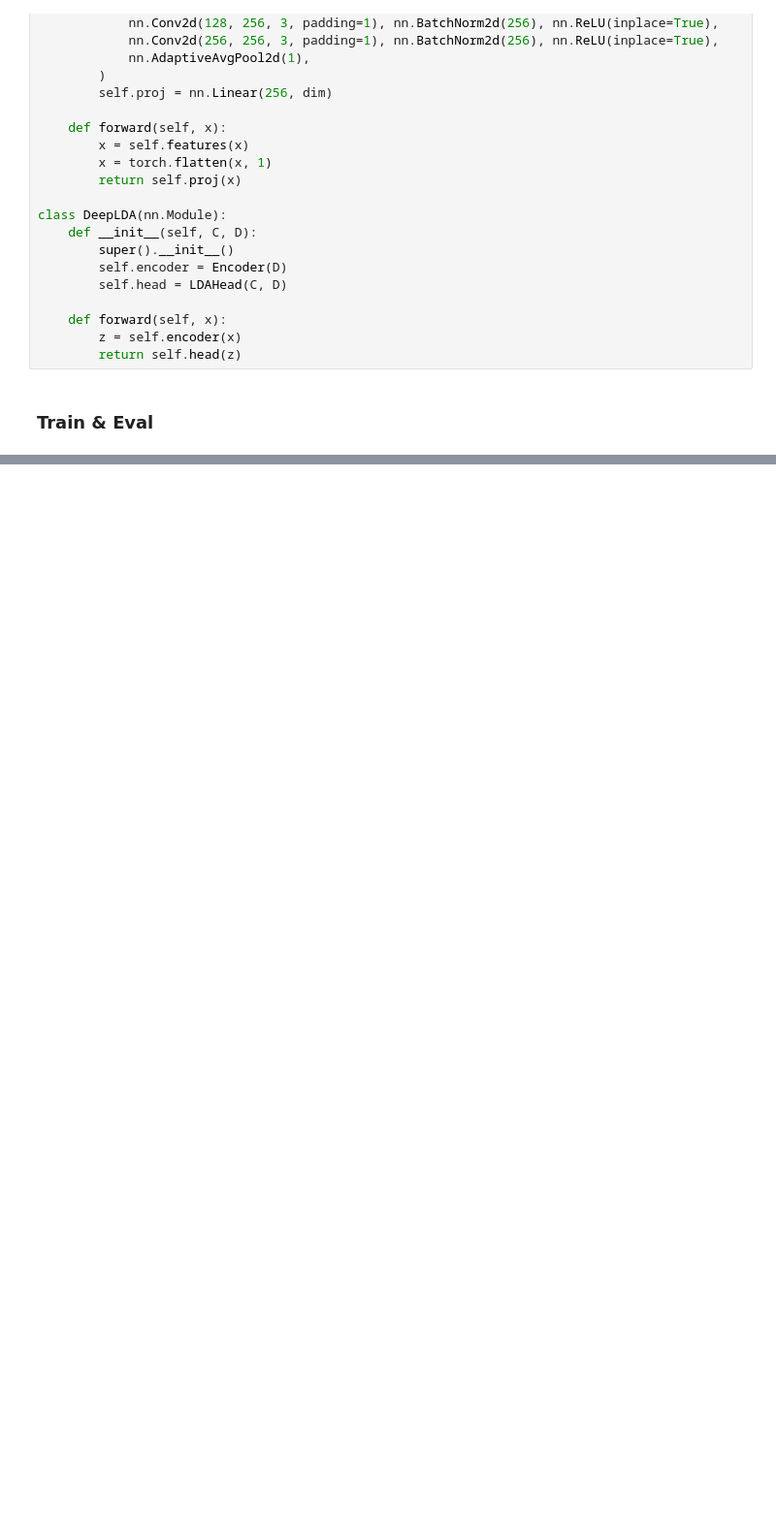
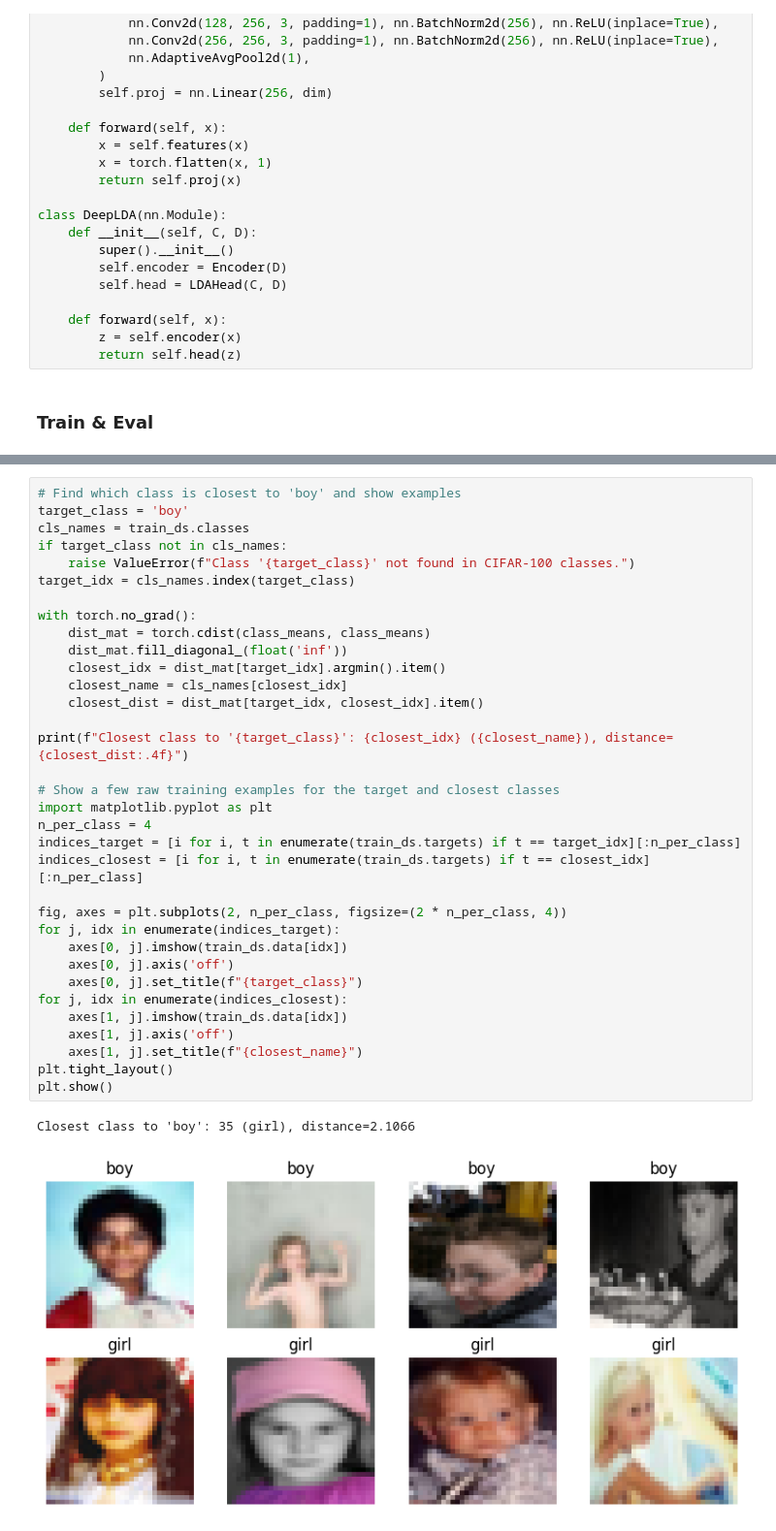
Before and after one commit to zh3nis/lda, a Jupyter notebook: CIFAR100.ipynb, the cells around one changed output, grey strips where cells are left out. Shown at 97% size. Drawn from its saved outputs; the diff is of its cells as text; blank space fills up the shorter version.

```diff
--- a/CIFAR100.ipynb
+++ b/CIFAR100.ipynb
@@ -129,0 +230,37 @@ for epoch in range(1, 41):
+# %%
+# Find which class is closest to 'boy' and show examples
+target_class = 'boy'
+cls_names = train_ds.classes
+if target_class not in cls_names:
+    raise ValueError(f"Class '{target_class}' not found in CIFAR-100 classes.")
+target_idx = cls_names.index(target_class)
+
+with torch.no_grad():
+    dist_mat = torch.cdist(class_means, class_means)
+    dist_mat.fill_diagonal_(float('inf'))
+    closest_idx = dist_mat[target_idx].argmin().item()
+    closest_name = cls_names[closest_idx]
+    closest_dist = dist_mat[target_idx, closest_idx].item()
+
+print(f"Closest class to '{target_class}': {closest_idx} ({closest_name}), distance={closest_dist:.4f}")
+
+# Show a few raw training examples for the target and closest classes
+import matplotlib.pyplot as plt
+n_per_class = 4
+indices_target = [i for i, t in enumerate(train_ds.targets) if t == target_idx][:n_per_class]
+indices_closest = [i for i, t in enumerate(train_ds.targets) if t == closest_idx][:n_per_class]
+
+fig, axes = plt.subplots(2, n_per_class, figsize=(2 * n_per_class, 4))
+for j, idx in enumerate(indices_target):
+    axes[0, j].imshow(train_ds.data[idx])
+    axes[0, j].axis('off')
+    axes[0, j].set_title(f"{target_class}")
+for j, idx in enumerate(indices_closest):
+    axes[1, j].imshow(train_ds.data[idx])
+    axes[1, j].axis('off')
+    axes[1, j].set_title(f"{closest_name}")
+plt.tight_layout()
+plt.show()
+# %% [output]
+Closest class to 'boy': 35 (girl), distance=2.1066
+[figure, added]
```
Also changed, not shown: parts of 10 cells of this notebook, 3 other files.
